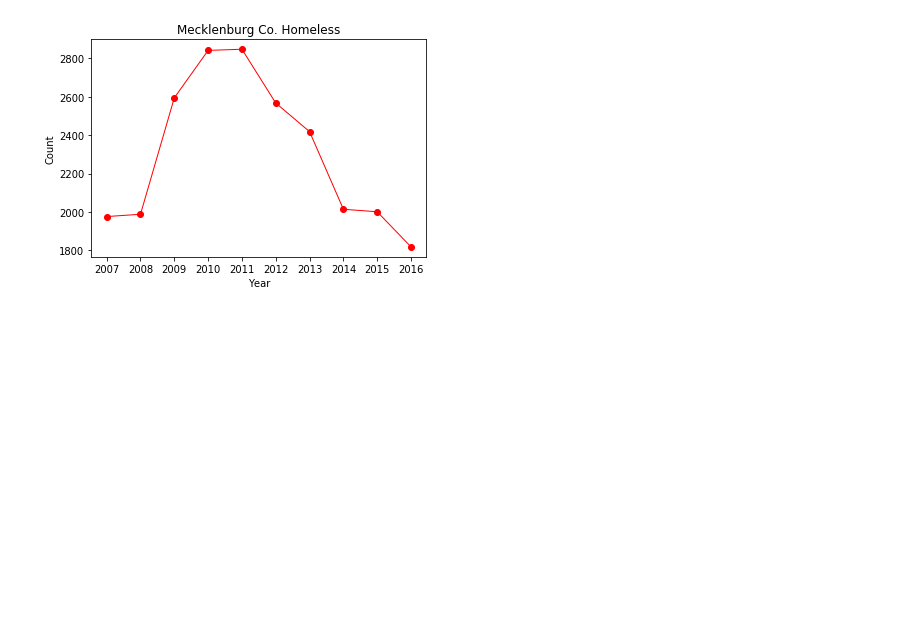
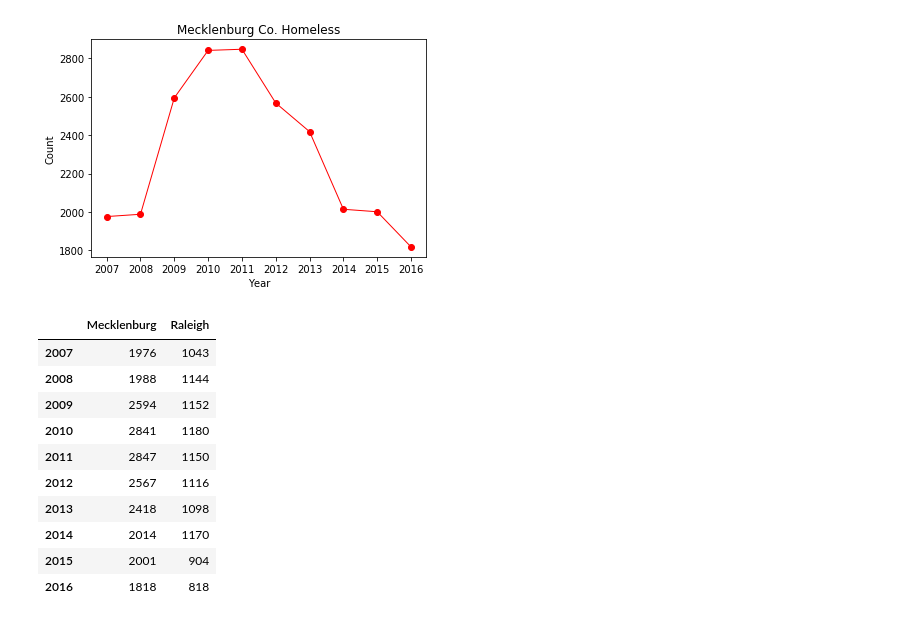
Before and after one commit to JANSSOC/Group6_Project, a Jupyter notebook: HomelessLineChartCJ.ipynb, the cells around one changed output. Drawn from its saved outputs; the diff is of its cells as text; code cells hidden in the pictures; blank space fills up the shorter version.

```diff
--- a/HomelessLineChartCJ.ipynb
+++ b/HomelessLineChartCJ.ipynb
@@ -60,3 +116,19 @@ plt.plot(x_axis, y_axis, marker="o", color="red", linewidth=1)
 plt.show()
 # %% [output]
 [figure]
+# %%
+df1 = pd.DataFrame({"Mecklenburg": y_axis,"Raleigh": y_axis1}, index=x_axis)
+df1.to_csv("Homeless_data_07_16.csv")
+df1
+# %% [output]
+|  | Mecklenburg | Raleigh |
+| 2007 | 1976 | 1043 |
+| 2008 | 1988 | 1144 |
+| 2009 | 2594 | 1152 |
+| 2010 | 2841 | 1180 |
+| 2011 | 2847 | 1150 |
+| 2012 | 2567 | 1116 |
+| 2013 | 2418 | 1098 |
+| 2014 | 2014 | 1170 |
+| 2015 | 2001 | 904 |
+| 2016 | 1818 | 818 |
```
Also changed, not shown: parts of 4 cells of this notebook, 4 other files.
